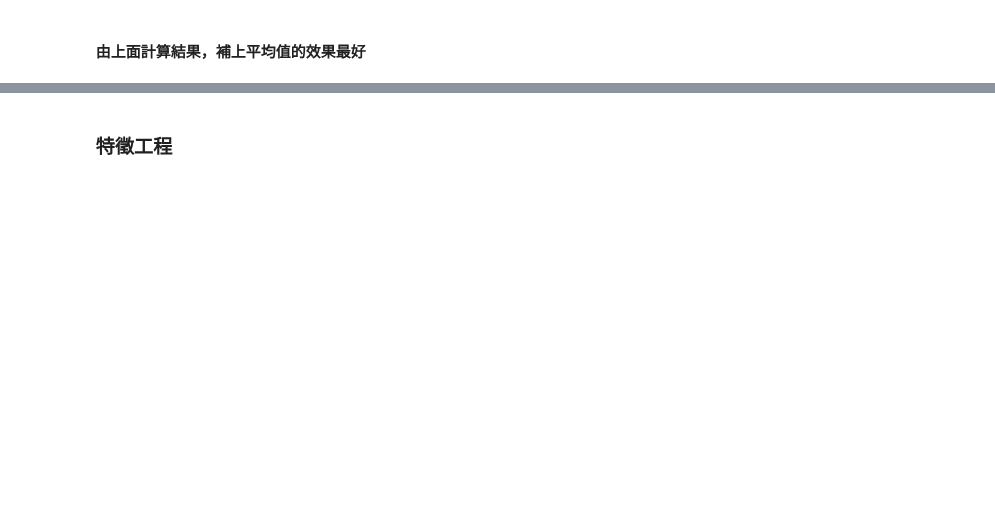
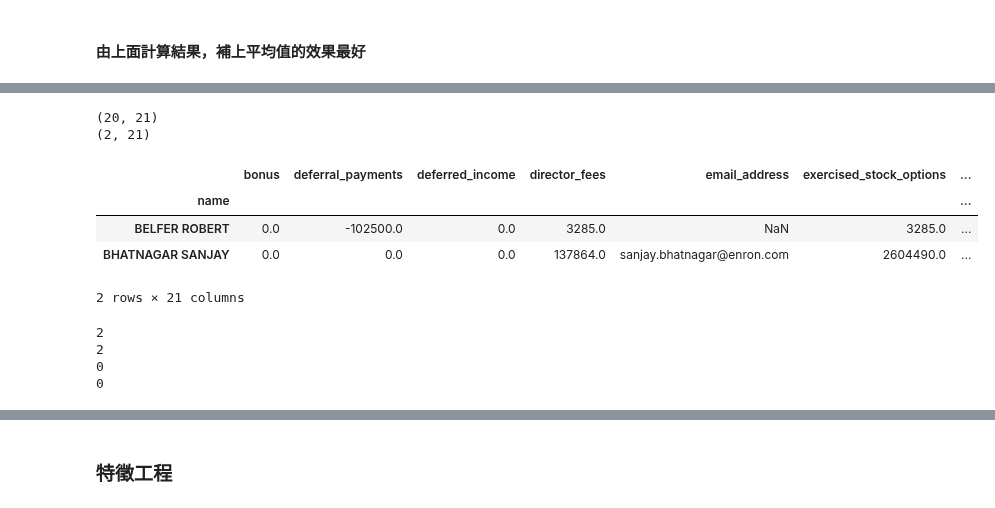
Before and after one commit to DunkLiao/4th-ML100Days, a Jupyter notebook: homework/Day_051_To_053_HW.ipynb, the cells around one changed output, grey strips where cells are left out. Drawn from its saved outputs; the diff is of its cells as text; code cells hidden in the pictures; blank space fills up the shorter version.

```diff
--- a/homework/Day_051_To_053_HW.ipynb
+++ b/homework/Day_051_To_053_HW.ipynb
@@ -349,0 +285,65 @@ pprint.pprint(cross_val_score(estimator, train_X, train_Y, cv=5).mean())
+# %%
+# 計算股票資產資料合理性
+stock_data = ['exercised_stock_options','restricted_stock','restricted_stock_deferred',\
+             'total_stock_value']
+errors = (dt_eval[dt_eval[stock_data[:-1]].sum(axis='columns') !=dt_eval['total_stock_value']])
+print(errors.shape)
+dt_eval[stock_data] = dt_eval[stock_data].fillna(0)
+errors = (dt_eval[dt_eval[stock_data[:-1]].sum(axis='columns') !=dt_eval['total_stock_value']])
+# 補零後，還是有兩筆資料有問題
+print(errors.shape)
+errors
+# %% [output]
+(20, 21)
+(2, 21)
+|  | bonus | deferral_payments | deferred_income | director_fees | email_address | exercised_stock_options | ... |
+| name |  |  |  |  |  |  | ... |
+| BELFER ROBERT | 0.0 | -102500.0 | 0.0 | 3285.0 | NaN | 3285.0 | ... |
+| BHATNAGAR SANJAY | 0.0 | 0.0 | 0.0 | 137864.0 | sanjay.bhatnagar@enron.com | 2604490.0 | ... |
+2 rows × 21 columns
+# %%
+# 查看有問題的兩筆資料，發現資料位移
+#驗證資料內容前先複製一份
+dt_eval = df.copy()
+dt_eval[payment_data] = dt_eval[payment_data].fillna(0)
+dt_eval[stock_data] = dt_eval[stock_data].fillna(0)
+
+# Check for any more errors with the payment data
+print(len(dt_eval[dt_eval[payment_data[:-1]].sum(axis='columns') !=dt_eval['total_payments']]))
+# Check for any errors with the stock data
+print(len(dt_eval[dt_eval[stock_data[:-1]].sum(axis='columns') !=dt_eval['total_stock_value']]))
+
+# 'BELFER ROBERT' 資料發現左移,向右SHIFT
+key_name = 'BELFER ROBERT'
+payment_len = dt_eval[payment_data[:-1]].shape[1]
+stock_len = dt_eval[stock_data[:-1]].shape[1]
+
+for i in range(payment_len):
+    dt_eval.loc[key_name,payment_data[i]] = dt_eval.loc[key_name,payment_data[i+1]]
+dt_eval.loc[key_name,payment_data[payment_len]] = dt_eval.loc[key_name,stock_data[0]]
+
+for i in range(stock_len):
+    dt_eval.loc[key_name,stock_data[i]] = float(dt_eval.loc[key_name,stock_data[i+1]])
+dt_eval.loc[key_name,stock_data[stock_len]] = 0
+
+
+# 'BELFER ROBERT' 資料發現右移,向左SHIFT
+key_name = 'BHATNAGAR SANJAY'
+
+for i in np.arange(1,stock_len+1)[::-1]:
+    dt_eval.loc[key_name,stock_data[i]] = float(dt_eval.loc[key_name,stock_data[i-1]])
+dt_eval.loc[key_name,stock_data[0]] = dt_eval.loc[key_name,payment_data[payment_len]]
+
+for i in np.arange(1,payment_len+1)[::-1]:
+    dt_eval.loc[key_name,payment_data[i]] = dt_eval.loc[key_name,payment_data[i-1]]
+dt_eval.loc[key_name,payment_data[0]] = 0
+
+# Check for any more errors with the payment data
+print(len(dt_eval[dt_eval[payment_data[:-1]].sum(axis='columns') !=dt_eval['total_payments']]))
+# Check for any errors with the stock data
+print(len(dt_eval[dt_eval[stock_data[:-1]].sum(axis='columns') !=dt_eval['total_stock_value']]))
+# %% [output]
+2
+2
+0
+0
```
Also changed, not shown: parts of 50 cells of this notebook.
